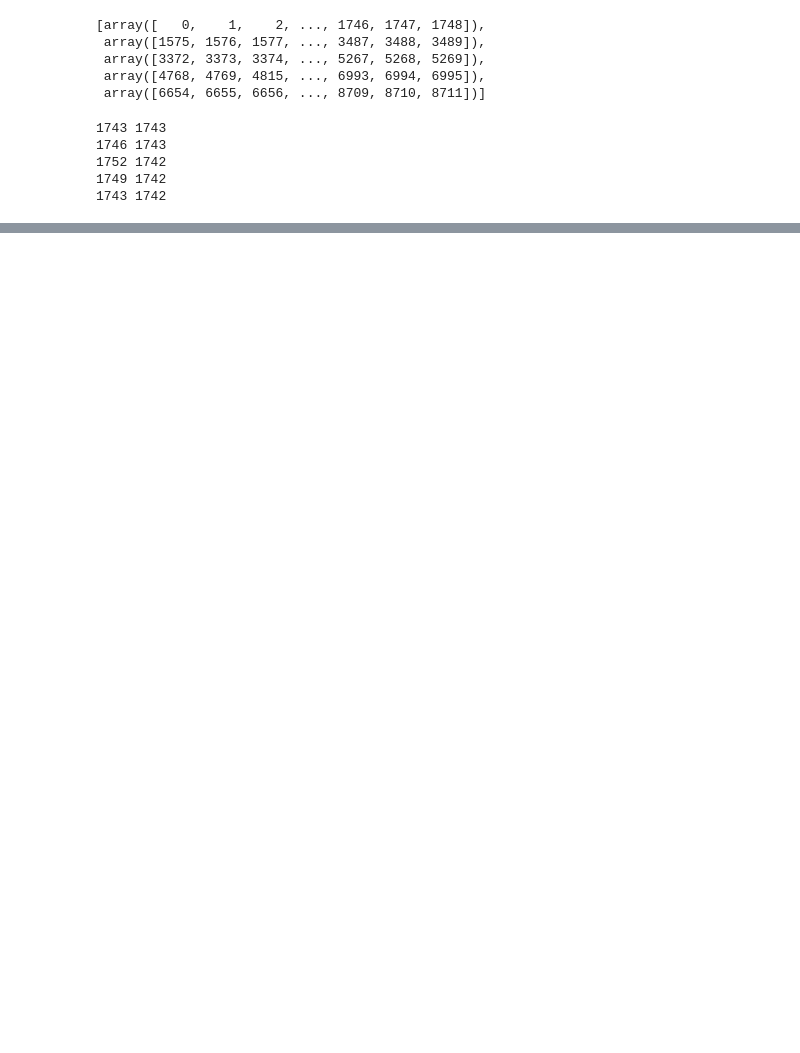
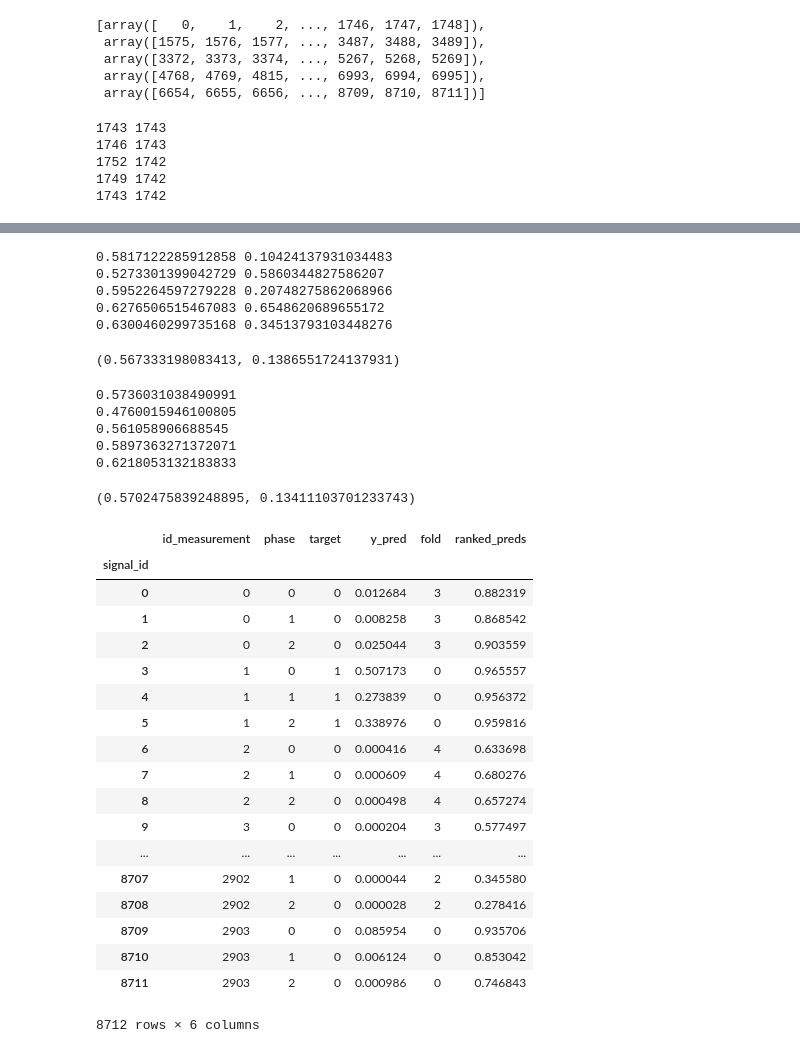
Before and after one commit to guchio3/kaggle-vsb, a Jupyter notebook: notebooks/e011_EDA.ipynb, the cells around one changed output, grey strips where cells are left out. Drawn from its saved outputs; the diff is of its cells as text; code cells hidden in the pictures; blank space fills up the shorter version.

```diff
--- a/notebooks/e011_EDA.ipynb
+++ b/notebooks/e011_EDA.ipynb
@@ -55,0 +66,12 @@ for labels in oofs[0]:
+# %%
+df_elems = []
+for i, oof in enumerate(zip(oofs[0], oofs[1])):
+    signal_id, y_pred = oof
+    _df = pd.DataFrame()
+    _df['signal_id'] = signal_id
+    _df['y_pred'] = y_pred
+    _df['fold'] = i
+    df_elems.append(_df)
+
+oof_df = pd.concat(df_elems, axis=0)
+oof_df
@@ -55,0 +97,3 @@ for labels in oofs[0]:
+# %%
+trn_meta_oof_df = trn_meta_df.merge(oof_df, on='signal_id', how='left')
+trn_meta_oof_df
@@ -55,0 +122,17 @@ for labels in oofs[0]:
+# %%
+# threshold 全然違うやんけ...
+for fold in range(5):
+    mcc_df = trn_meta_oof_df.query(f'fold == {fold}')
+    best_MCC, best_thresh = calc_best_MCC(mcc_df.target, mcc_df.y_pred)
+    print(best_MCC, best_thresh)
+# %% [output]
+0.5817122285912858 0.10424137931034483
+0.5273301399042729 0.5860344827586207
+0.5952264597279228 0.20748275862068966
+0.6276506515467083 0.6548620689655172
+0.6300460299735168 0.34513793103448276
+# %%
+# 単に concat したら threshold はこんな感じ
+calc_best_MCC(trn_meta_oof_df.target, trn_meta_oof_df.y_pred)
+# %% [output]
+(0.567333198083413, 0.1386551724137931)
@@ -55,0 +141,48 @@ for labels in oofs[0]:
+# %%
+# こんなかんじで本当に良くなる...？
+# あ、でも test 時には変わるか
+for fold in range(5):
+    mcc_df = trn_meta_oof_df.query(f'fold == {fold}')
+    MCC = calc_MCC(mcc_df.target, mcc_df.y_pred, thresh=0.1386551724137931)
+    print(MCC)
+# %% [output]
+0.5736031038490991
+0.4760015946100805
+0.561058906688545
+0.5897363271372071
+0.6218053132183833
+# %%
+# bins 上げると...？
+calc_best_MCC(trn_meta_oof_df.target, trn_meta_oof_df.y_pred, bins=3000)
+# %% [output]
+(0.5702475839248895, 0.13411103701233743)
+# %%
+# rank avg してみる
+# trn_meta_oof_df = trn_meta_oof_df.set_index('signal_id')
+trn_meta_oof_df['ranked_preds'] = 0.
+
+for fold in range(5):
+    mcc_df = trn_meta_oof_df.query(f'fold == {fold}')
+    trn_meta_oof_df.loc[mcc_df.index, 'ranked_preds'] = ((mcc_df.y_pred.rank() - 1) / (mcc_df.shape[0] - 1))
+
+trn_meta_oof_df
+# %% [output]
+|  | id_measurement | phase | target | y_pred | fold | ranked_preds |
+| signal_id |  |  |  |  |  |  |
+| 0 | 0 | 0 | 0 | 0.012684 | 3 | 0.882319 |
+| 1 | 0 | 1 | 0 | 0.008258 | 3 | 0.868542 |
+| 2 | 0 | 2 | 0 | 0.025044 | 3 | 0.903559 |
+| 3 | 1 | 0 | 1 | 0.507173 | 0 | 0.965557 |
+| 4 | 1 | 1 | 1 | 0.273839 | 0 | 0.956372 |
+| 5 | 1 | 2 | 1 | 0.338976 | 0 | 0.959816 |
+| 6 | 2 | 0 | 0 | 0.000416 | 4 | 0.633698 |
+| 7 | 2 | 1 | 0 | 0.000609 | 4 | 0.680276 |
+| 8 | 2 | 2 | 0 | 0.000498 | 4 | 0.657274 |
+| 9 | 3 | 0 | 0 | 0.000204 | 3 | 0.577497 |
+| ... | ... | ... | ... | ... | ... | ... |
+| 8707 | 2902 | 1 | 0 | 0.000044 | 2 | 0.345580 |
+| 8708 | 2902 | 2 | 0 | 0.000028 | 2 | 0.278416 |
+| 8709 | 2903 | 0 | 0 | 0.085954 | 0 | 0.935706 |
+| 8710 | 2903 | 1 | 0 | 0.006124 | 0 | 0.853042 |
+| 8711 | 2903 | 2 | 0 | 0.000986 | 0 | 0.746843 |
+8712 rows × 6 columns
```
Also changed, not shown: parts of 17 cells of this notebook, 4 other files.
